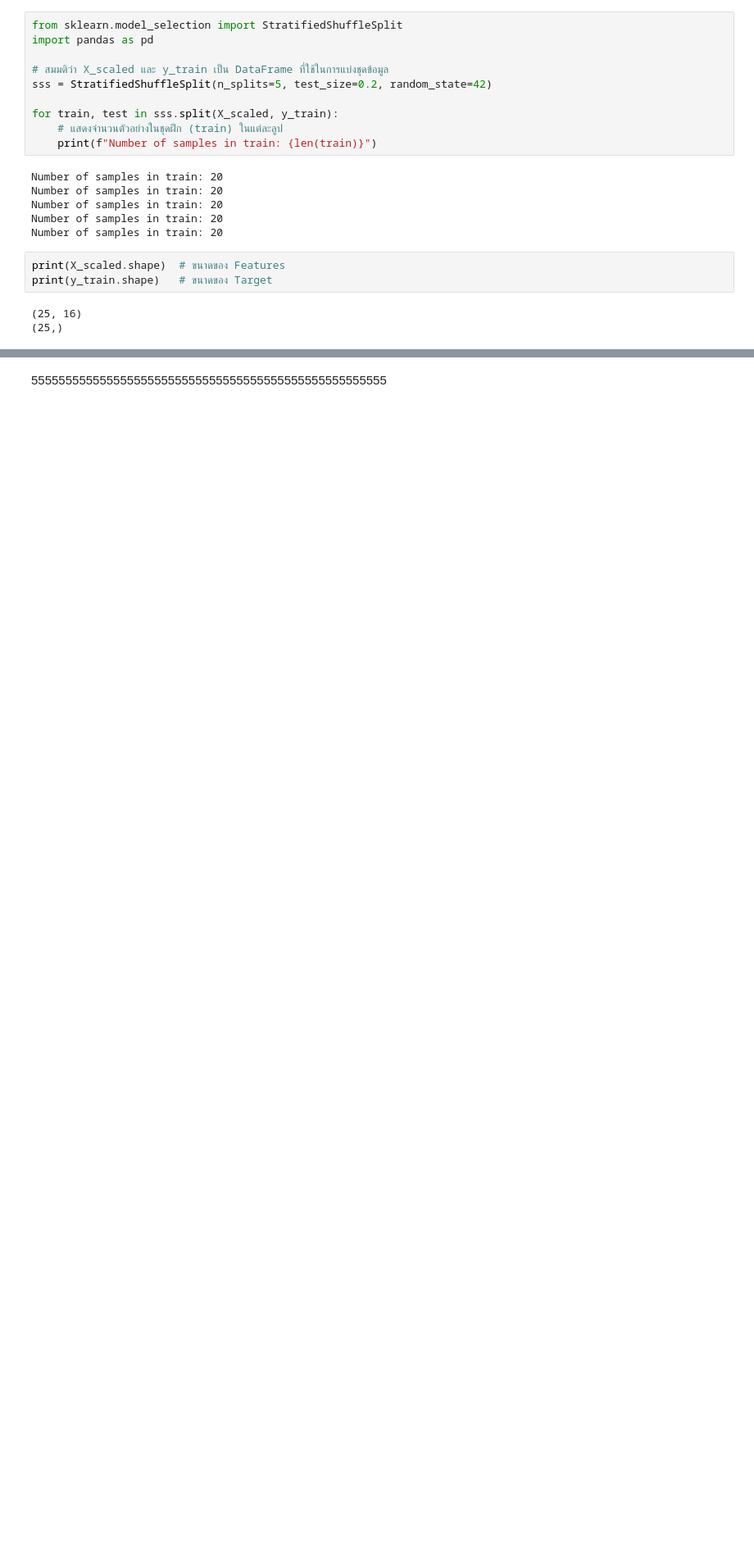
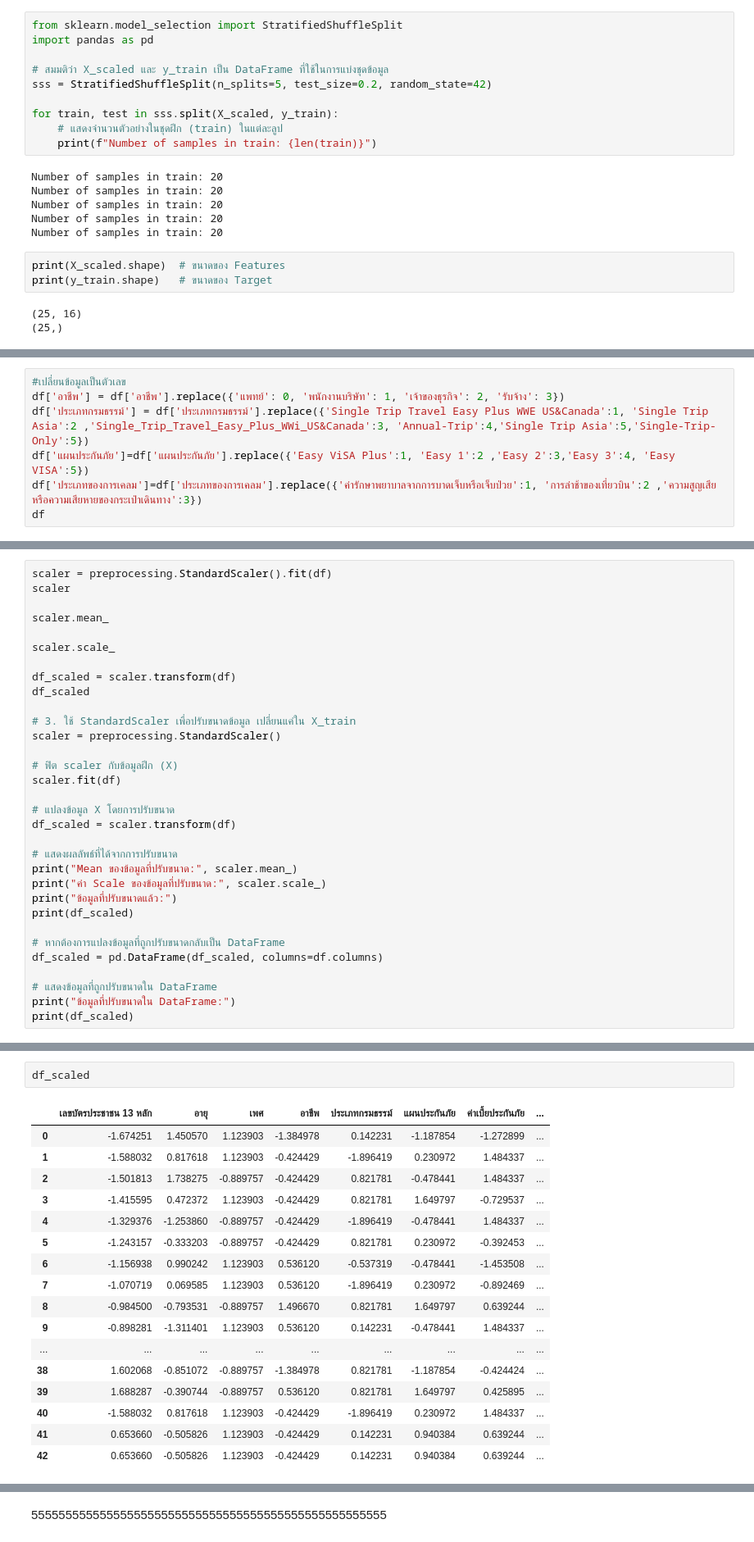
Before and after one commit to Suchada2000/MY-WORK, a Jupyter notebook: Untitled31.ipynb, the cells around one changed output, grey strips where cells are left out. Shown at 82% size. Cells and saved outputs as stored; diff of their text form; blank space fills up the shorter version.

```diff
--- a/Untitled31.ipynb
+++ b/Untitled31.ipynb
@@ -603,0 +558,7 @@ X_test1
+# %%
+#เปลี่ยนข้อมูลเป็นตัวเลข
+df['อาชีพ'] = df['อาชีพ'].replace({'แพทย์': 0, 'พนักงานบริษัท': 1, 'เจ้าของธุรกิจ': 2, 'รับจ้าง': 3})
+df['ประเภทกรมธรรม์'] = df['ประเภทกรมธรรม์'].replace({'Single Trip Travel Easy Plus WWE US&Canada':1, 'Single Trip Asia':2 ,'Single_Trip_Travel_Easy_Plus_WWi_US&Canada':3, 'Annual-Trip':4,'Single Trip Asia':5,'Single-Trip-Only':5})
+df['แผนประกันภัย']=df['แผนประกันภัย'].replace({'Easy ViSA Plus':1, 'Easy 1':2 ,'Easy 2':3,'Easy 3':4, 'Easy VISA':5})
+df['ประเภทของการเคลม']=df['ประเภทของการเคลม'].replace({'ค่ารักษาพยาบาลจากการบาดเจ็บหรือเจ็บป่วย':1, 'การล่าช้าของเที่ยวบิน':2 ,'ความสูญเสียหรือความเสียหายของกระเป๋าเดินทาง':3})
+df
@@ -603,0 +696,32 @@ X_test1
+# %%
+scaler = preprocessing.StandardScaler().fit(df)
+scaler
+
+scaler.mean_
+
+scaler.scale_
+
+df_scaled = scaler.transform(df)
+df_scaled
+
+# 3. ใช้ StandardScaler เพื่อปรับขนาดข้อมูล เปลี่ยนแค่ใน X_train
+scaler = preprocessing.StandardScaler()
+
+# ฟิต scaler กับข้อมูลฝึก (X)
+scaler.fit(df)
+
+# แปลงข้อมูล X โดยการปรับขนาด
+df_scaled = scaler.transform(df)
+
+# แสดงผลลัพธ์ที่ได้จากการปรับขนาด
+print("Mean ของข้อมูลที่ปรับขนาด:", scaler.mean_)
+print("ค่า Scale ของข้อมูลที่ปรับขนาด:", scaler.scale_)
+print("ข้อมูลที่ปรับขนาดแล้ว:")
+print(df_scaled)
+
+# หากต้องการแปลงข้อมูลที่ถูกปรับขนาดกลับเป็น DataFrame
+df_scaled = pd.DataFrame(df_scaled, columns=df.columns)
+
+# แสดงข้อมูลที่ถูกปรับขนาดใน DataFrame
+print("ข้อมูลที่ปรับขนาดใน DataFrame:")
+print(df_scaled)
@@ -603,0 +746,20 @@ X_test1
+# %%
+df_scaled
+# %% [output]
+|  | เลขบัตรประชาชน 13 หลัก | อายุ | เพศ | อาชีพ | ประเภทกรมธรรม์ | แผนประกันภัย | ค่าเบี้ยประกันภัย | ... |
+| 0 | -1.674251 | 1.450570 | 1.123903 | -1.384978 | 0.142231 | -1.187854 | -1.272899 | ... |
+| 1 | -1.588032 | 0.817618 | 1.123903 | -0.424429 | -1.896419 | 0.230972 | 1.484337 | ... |
+| 2 | -1.501813 | 1.738275 | -0.889757 | -0.424429 | 0.821781 | -0.478441 | 1.484337 | ... |
+| 3 | -1.415595 | 0.472372 | 1.123903 | -0.424429 | 0.821781 | 1.649797 | -0.729537 | ... |
+| 4 | -1.329376 | -1.253860 | -0.889757 | -0.424429 | -1.896419 | -0.478441 | 1.484337 | ... |
+| 5 | -1.243157 | -0.333203 | -0.889757 | -0.424429 | 0.821781 | 0.230972 | -0.392453 | ... |
+| 6 | -1.156938 | 0.990242 | 1.123903 | 0.536120 | -0.537319 | -0.478441 | -1.453508 | ... |
+| 7 | -1.070719 | 0.069585 | 1.123903 | 0.536120 | -1.896419 | 0.230972 | -0.892469 | ... |
+| 8 | -0.984500 | -0.793531 | -0.889757 | 1.496670 | 0.821781 | 1.649797 | 0.639244 | ... |
+| 9 | -0.898281 | -1.311401 | 1.123903 | 0.536120 | 0.142231 | -0.478441 | 1.484337 | ... |
+| ... | ... | ... | ... | ... | ... | ... | ... | ... |
+| 38 | 1.602068 | -0.851072 | -0.889757 | -1.384978 | 0.821781 | -1.187854 | -0.424424 | ... |
+| 39 | 1.688287 | -0.390744 | -0.889757 | 0.536120 | 0.821781 | 1.649797 | 0.425895 | ... |
+| 40 | -1.588032 | 0.817618 | 1.123903 | -0.424429 | -1.896419 | 0.230972 | 1.484337 | ... |
+| 41 | 0.653660 | -0.505826 | 1.123903 | -0.424429 | 0.142231 | 0.940384 | 0.639244 | ... |
+| 42 | 0.653660 | -0.505826 | 1.123903 | -0.424429 | 0.142231 | 0.940384 | 0.639244 | ... |
```
Also changed, not shown: parts of 47 cells of this notebook.
